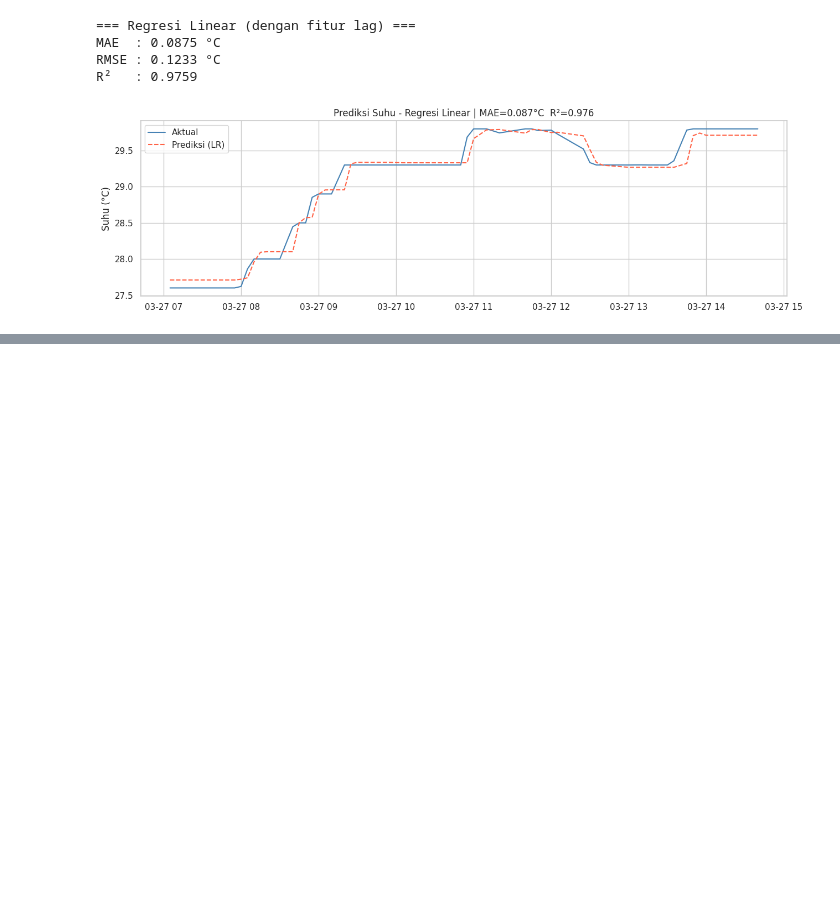
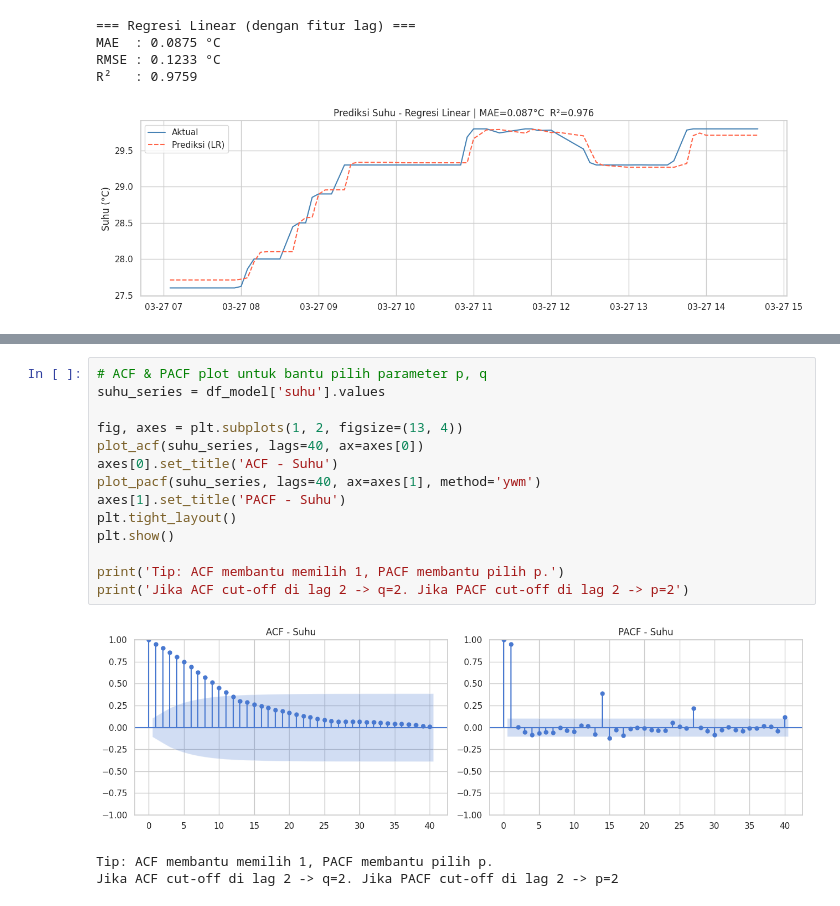
Before and after one commit to delafajarmulia/suhu-detector-ai, a Jupyter notebook: weather_analysis_1.ipynb, the cells around one changed output, grey strips where cells are left out. Saved outputs shown, nothing was run; the diff lists cells and outputs as text; blank space fills up the shorter version.

```diff
--- a/weather_analysis_1.ipynb
+++ b/weather_analysis_1.ipynb
@@ -652,0 +663,18 @@ R²   : 0.9759
+# %%
+# ACF & PACF plot untuk bantu pilih parameter p, q
+suhu_series = df_model['suhu'].values
+
+fig, axes = plt.subplots(1, 2, figsize=(13, 4))
+plot_acf(suhu_series, lags=40, ax=axes[0])
+axes[0].set_title('ACF - Suhu')
+plot_pacf(suhu_series, lags=40, ax=axes[1], method='ywm')
+axes[1].set_title('PACF - Suhu')
+plt.tight_layout()
+plt.show()
+
+print('Tip: ACF membantu memilih 1, PACF membantu pilih p.')
+print('Jika ACF cut-off di lag 2 -> q=2. Jika PACF cut-off di lag 2 -> p=2')
+# %% [output]
+[figure, added]
+Tip: ACF membantu memilih 1, PACF membantu pilih p.
+Jika ACF cut-off di lag 2 -> q=2. Jika PACF cut-off di lag 2 -> p=2
```
Also changed, not shown: parts of 2 cells of this notebook.
